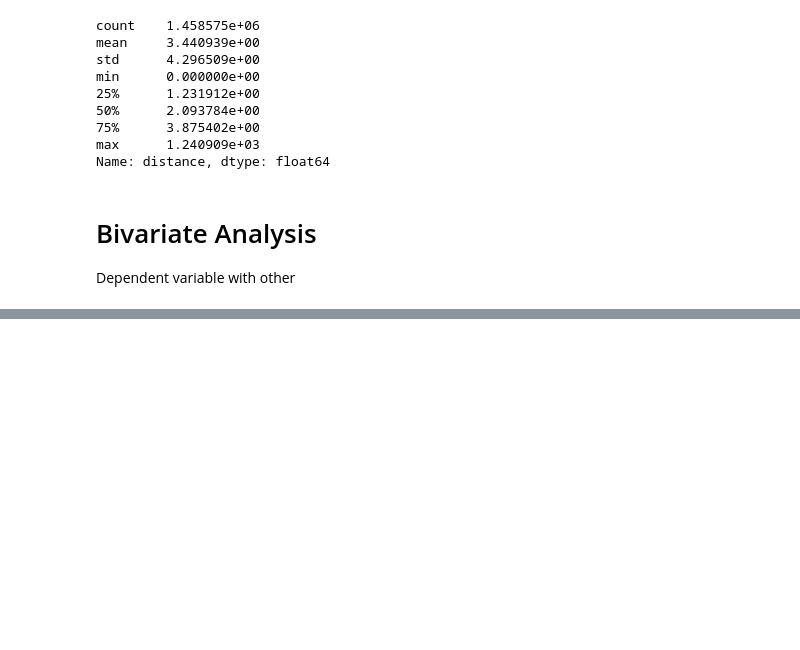
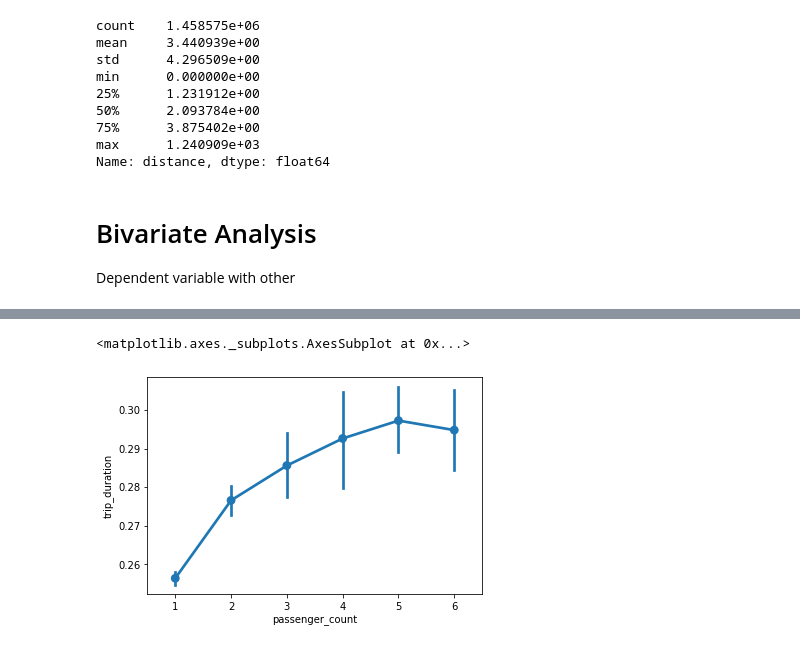
Before and after one commit to Jayjake1/NYC_taxi_trip_predication, a Jupyter notebook: one_Copy_of_NYC_Taxi_Trip_Time_Prediction_Capstone_Project.ipynb, the cells around one changed output, grey strips where cells are left out. Saved outputs shown, nothing was run; the diff lists cells and outputs as text; code cells hidden in the pictures; blank space fills up the shorter version.

```diff
--- a/one_Copy_of_NYC_Taxi_Trip_Time_Prediction_Capstone_Project.ipynb
+++ b/one_Copy_of_NYC_Taxi_Trip_Time_Prediction_Capstone_Project.ipynb
@@ -512,0 +528,5 @@ Dependent variable with other
+# %%
+sns.pointplot(x='passenger_count',y='trip_duration',data=df)
+# %% [output]
+<matplotlib.axes._subplots.AxesSubplot at 0x...>
+[figure, added]
```
Also changed, not shown: parts of 21 cells of this notebook.
